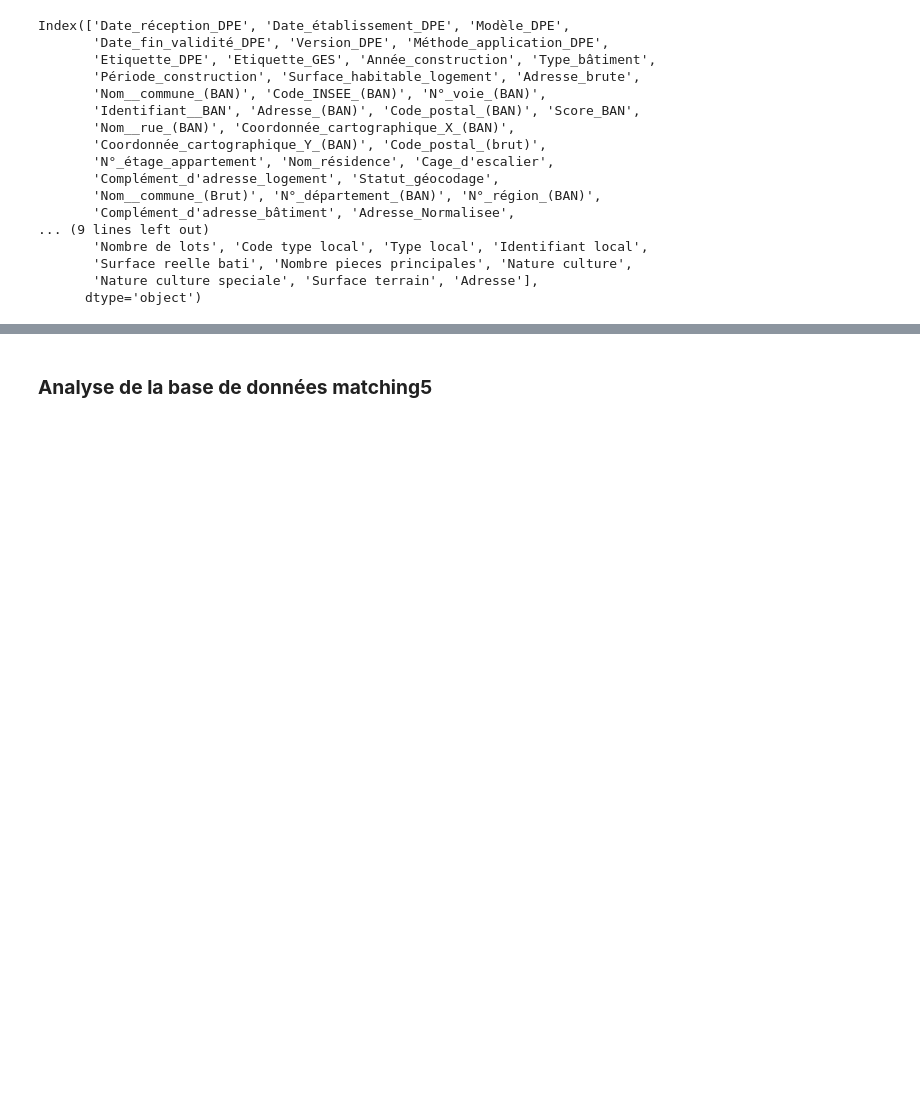
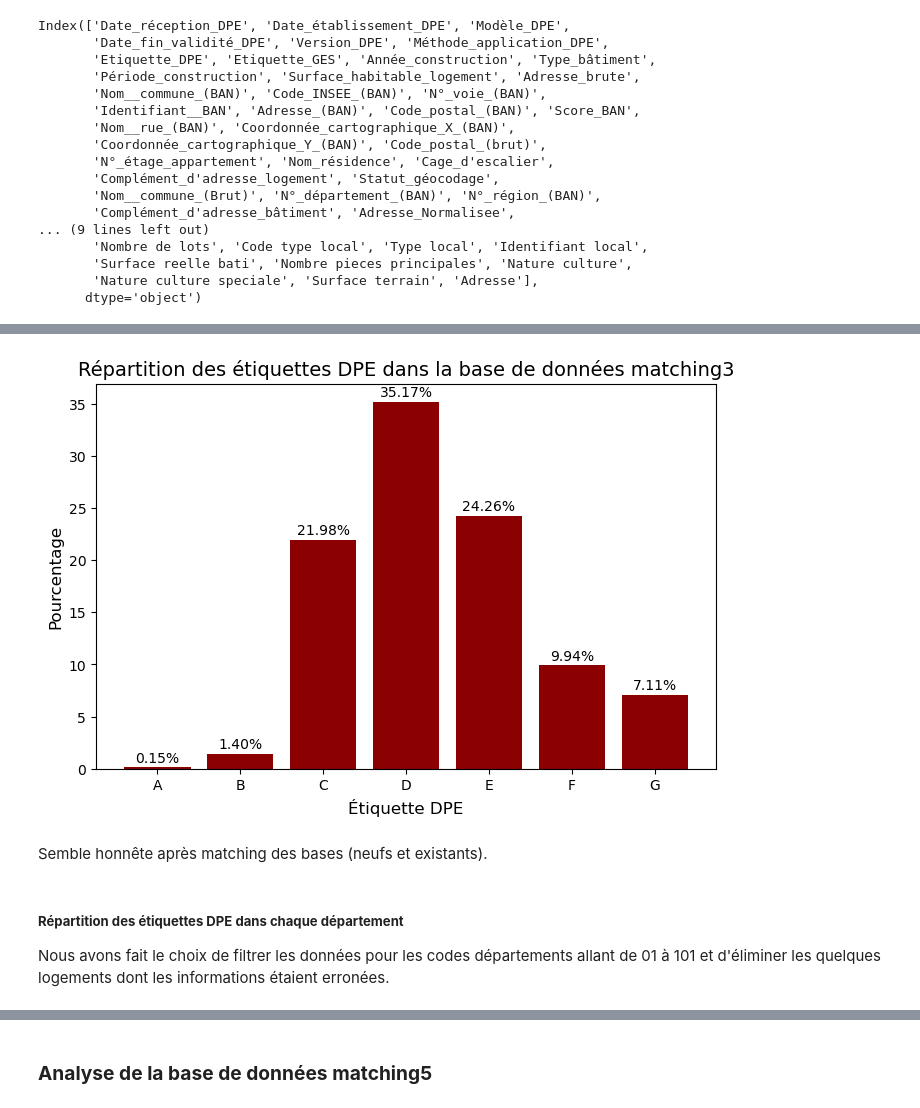
Before and after one commit to isaurepillet/STATAPP, a Jupyter notebook: amrei2.ipynb, the cells around one changed output, grey strips where cells are left out. Cells and saved outputs as stored; diff of their text form; code cells hidden in the pictures; blank space fills up the shorter version.

Commit message:
analyse de données

```diff
--- a/amrei2.ipynb
+++ b/amrei2.ipynb
@@ -9,8 +9,10 @@ import matplotlib.pyplot as plt
 # %% [markdown]
 #### **Ouverture des données**
 # %%
+matching3 = pd.read_csv("result3%.csv")
 matching5 = pd.read_csv("result5%.csv")
 matching10 = pd.read_csv("result10%.csv")
+df5 = pd.read_csv("dataframefinal_5%.csv")
 matching10.columns
 # %% [output]
 Index(['Date_réception_DPE', 'Date_établissement_DPE', 'Modèle_DPE',
@@ -32,0 +60,29 @@ Index(['Date_réception_DPE', 'Date_établissement_DPE', 'Modèle_DPE',
+# %%
+resultat_dpe_matching3 = matching3["Etiquette_DPE"].value_counts(normalize=True) * 100
+
+resultat_dpe_matching3 = resultat_dpe_matching3.reindex(sorted(resultat_dpe_matching3.index))
+
+# Histogramme des étiquettes DPE dans la base de données
+fig, ax = plt.subplots(figsize=(8, 5))
+
+# Histogramme
+ax.bar(resultat_dpe_matching3.index, resultat_dpe_matching3.values, color='darkred')
+
+# Titres et labels
+ax.set_title("Répartition des étiquettes DPE dans la base de données matching3", fontsize=14)
+ax.set_xlabel("Étiquette DPE", fontsize=12)
+ax.set_ylabel("Pourcentage", fontsize=12)
+
+# Ajout des valeurs sur les barres
+for i, v in enumerate(resultat_dpe_matching3):
+    ax.text(i, v + 0.5, f"{v:.2f}%", ha='center', fontsize=10)
+
+# Affichage du graphique
+plt.show()
+# %% [output]
+[figure, added]
+# %% [markdown]
+Semble honnête après matching des bases (neufs et existants).
+# %% [markdown]
+##### **Répartition des étiquettes DPE dans chaque département**
+Nous avons fait le choix de filtrer les données pour les codes départements allant de 01 à 101 et d'éliminer les quelques logements dont les informations étaient erronées.
```
Also changed, not shown: parts of 6 cells of this notebook, 2 other files.
